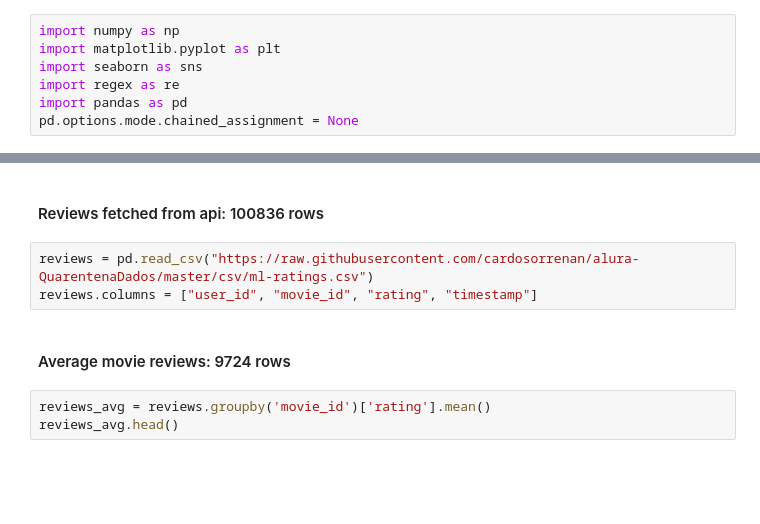
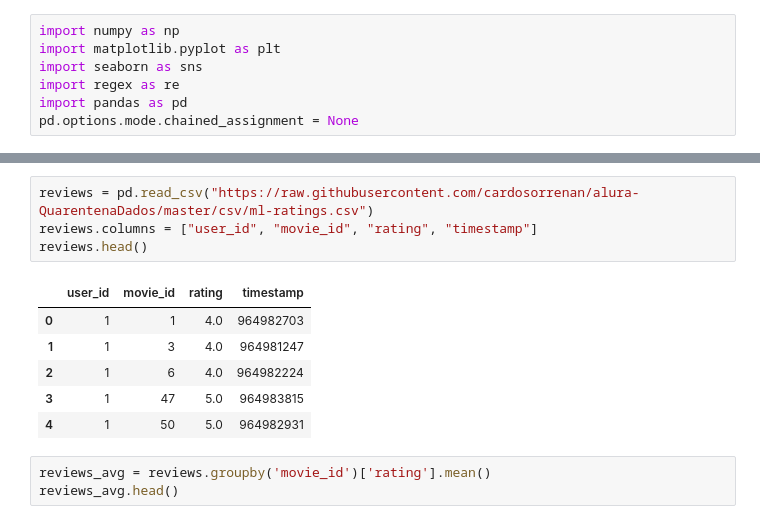
Before and after one commit to cardosorrenan/alura-QuarentenaDados, a Jupyter notebook: MovieLensTasks.ipynb, the cells around one changed output, grey strips where cells are left out. Cells and saved outputs as stored; diff of their text form; blank space fills up the shorter version.

```diff
--- a/MovieLensTasks.ipynb
+++ b/MovieLensTasks.ipynb
@@ -13,10 +19,14 @@ movies.columns = ["movie_id", "title", "genres"]
-# %% [markdown]
-#### Reviews fetched from api: 100836 rows
 # %%
 reviews = pd.read_csv("https://raw.githubusercontent.com/cardosorrenan/alura-QuarentenaDados/master/csv/ml-ratings.csv")
 reviews.columns = ["user_id", "movie_id", "rating", "timestamp"]
+reviews.head()
+# %% [output]
+|  | user_id | movie_id | rating | timestamp |
+| 0 | 1 | 1 | 4.0 | 964982703 |
+| 1 | 1 | 3 | 4.0 | 964981247 |
+| 2 | 1 | 6 | 4.0 | 964982224 |
+| 3 | 1 | 47 | 5.0 | 964983815 |
+| 4 | 1 | 50 | 5.0 | 964982931 |
-# %% [markdown]
-#### Average movie reviews: 9724 rows
 # %%
 reviews_avg = reviews.groupby('movie_id')['rating'].mean()
 reviews_avg.head()
```
Also changed, not shown: parts of 3 cells of this notebook.
